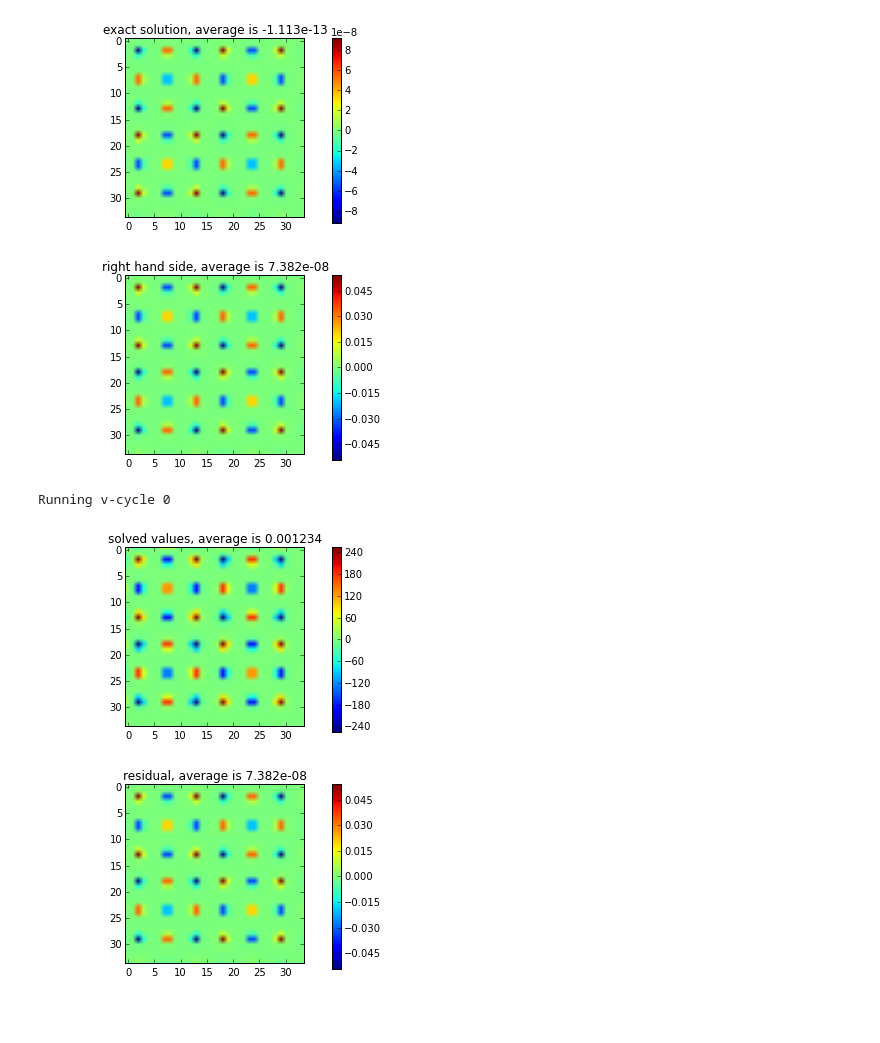
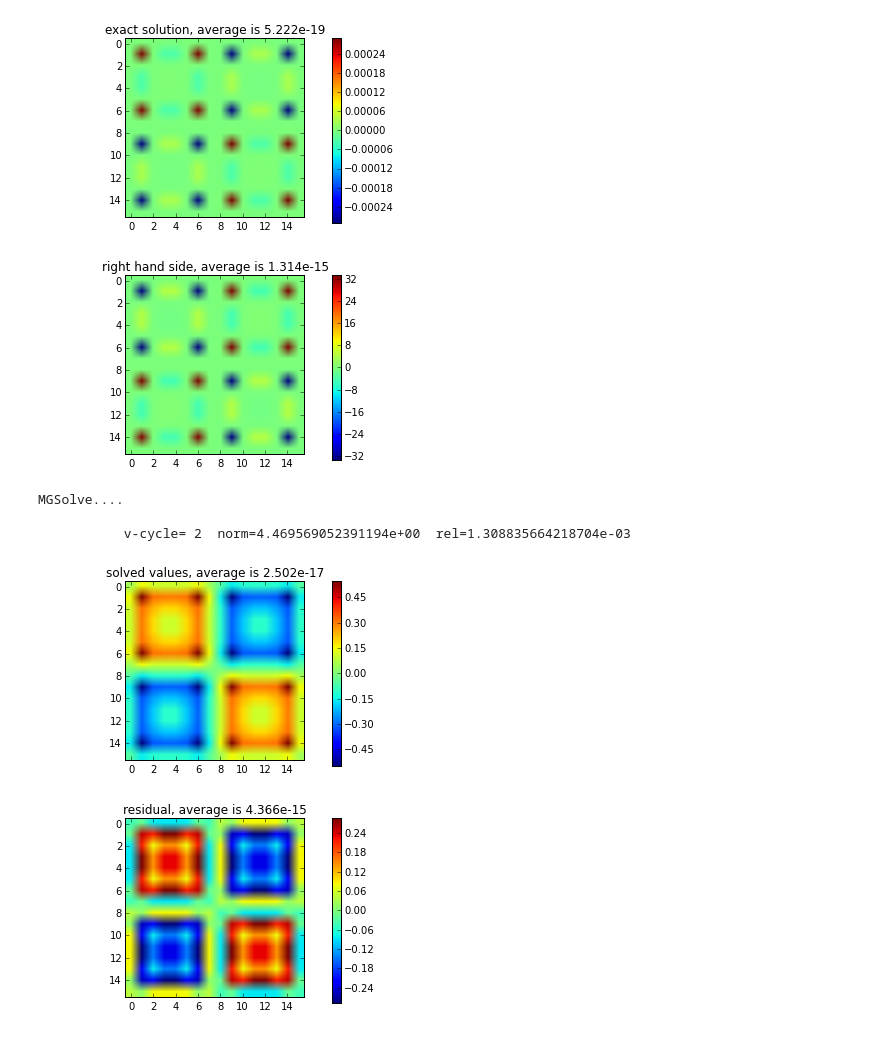
Before and after one commit to ucb-sejits/pygmg, a Jupyter notebook: notebooks/SimpleSolver-HeatMap-3D.ipynb, the cells around one changed output. Cells and saved outputs as stored; diff of their text form; code cells hidden in the pictures.

```diff
--- a/notebooks/SimpleSolver-HeatMap-3D.ipynb
+++ b/notebooks/SimpleSolver-HeatMap-3D.ipynb
@@ -9,9 +9,13 @@ from math import sin
 from hpgmg.finite_volume.simple_hpgmg import SimpleMultigridSolver
 # %%
 solver = SimpleMultigridSolver.get_solver([
-    "5",
+    "4",
     "--dimensions", "3",
-    "--number-of-vcycles", "1",
+    "--bottom-solver", "smoother",
+    "--smoother", "j",
+    "--equation", "p",
+    "--boundary-condition", "p",
+    "--number-of-vcycles", "2",
     "--log"
 ])
 level = solver.fine_level
@@ -18,14 +24,14 @@ level = solver.fine_level
 # %%
-plot(level.exact_solution[16], title="exact solution")
-plot(level.right_hand_side[16], title="right hand side")
+plot(level.exact_solution[1], title="exact solution")
+plot(level.right_hand_side[1], title="right hand side")
 solver.solve()
-plot(level.cell_values[16], title="solved values")
-plot(level.residual[16], title="residual")
+plot(level.cell_values[1], title="solved values")
+plot(level.temp[1], title="residual")
 # %% [output]
-[figure, old version]
+[figure, new version]
-[figure, old version]
+[figure, new version]
-Running v-cycle 0
+MGSolve....
+
+           v-cycle= 2  norm=4.469569052391194e+00  rel=1.308835664218704e-03
-[figure, old version]
+[figure, new version]
-[figure, old version]
+[figure, new version]
-# %% [markdown]
-##
```
Also changed, not shown: parts of 1 cell of this notebook, 4 other files.
